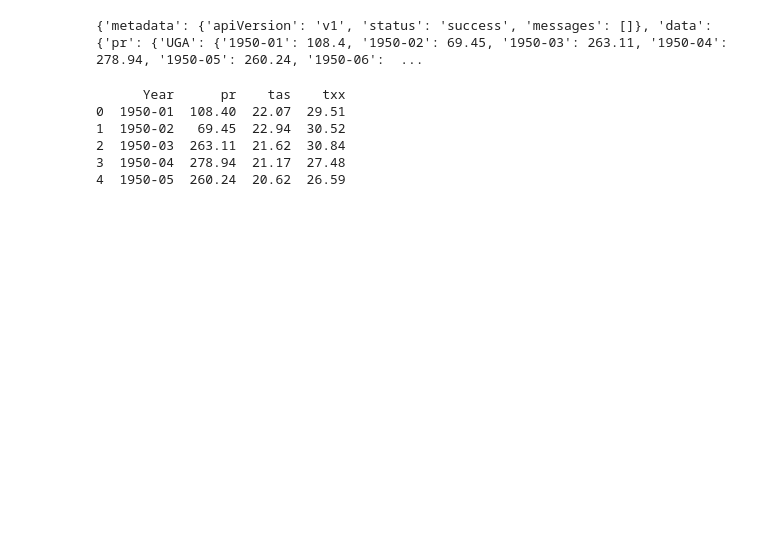
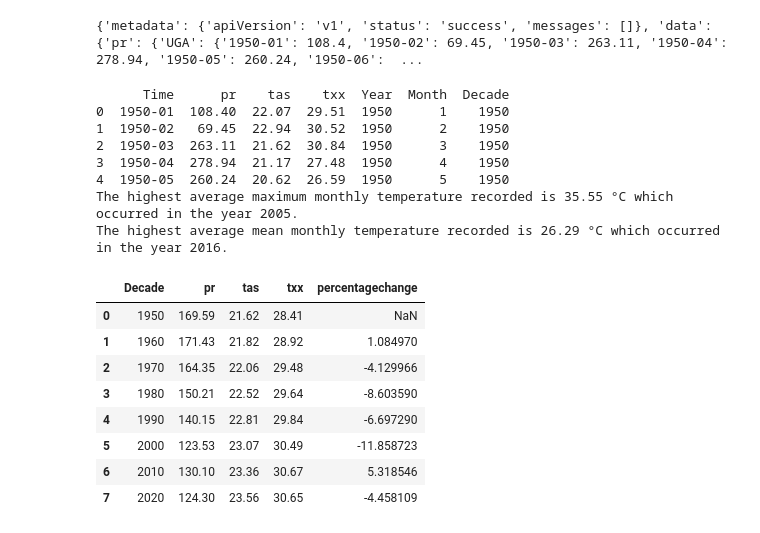
Before and after one commit to jojosisa/datakit-smallholder-farmers-fall-2025, a Jupyter notebook: Challenge 1 _Weather Patterns/Jonathan_Khabusi/Weather Patterns.ipynb, the cells around one changed output. Cells and saved outputs as stored; diff of their text form; code cells hidden in the pictures; blank space fills up the shorter version.

```diff
--- a/Challenge 1 _Weather Patterns/Jonathan_Khabusi/Weather Patterns.ipynb
+++ b/Challenge 1 _Weather Patterns/Jonathan_Khabusi/Weather Patterns.ipynb
@@ -7,11 +7,32 @@ print(response.json())
 # %%
 import pandas as pd
 data = pd.read_excel('/Users/jonathankhabusi/Downloads/Producers Direct/datakit-smallholder-farmers-fall-2025/Challenge 1 _Weather Patterns/Jonathan_Khabusi/era5-x0.25_timeseries_tas,pr,tx84rr_timeseries_monthly_1950-2023_mean_historical_era5_x0.25_mean.xlsx', sheet_name='pr_tas_txx')
+data['Year'] = pd.to_datetime(data['Time'], format = "%Y-%m").dt.year
+data['Month'] = pd.to_datetime(data['Time'], format = "%Y-%m").dt.month
+data['Decade'] = (data['Year'] // 10) * 10
 print(data.head(5))
+print(f"The highest average maximum monthly temperature recorded is {data['txx'].max()} °C which occurred in the year {data.loc[data['txx'].idxmax(), 'Year']}.")
+print(f"The highest average mean monthly temperature recorded is {data['tas'].max()} °C which occurred in the year {data.loc[data['tas'].idxmax(), 'Year']}.")
 # %% [output]
-      Year      pr    tas    txx
-0  1950-01  108.40  22.07  29.51
-1  1950-02   69.45  22.94  30.52
-2  1950-03  263.11  21.62  30.84
-3  1950-04  278.94  21.17  27.48
-4  1950-05  260.24  20.62  26.59
+      Time      pr    tas    txx  Year  Month  Decade
+0  1950-01  108.40  22.07  29.51  1950      1    1950
+1  1950-02   69.45  22.94  30.52  1950      2    1950
+2  1950-03  263.11  21.62  30.84  1950      3    1950
+3  1950-04  278.94  21.17  27.48  1950      4    1950
+4  1950-05  260.24  20.62  26.59  1950      5    1950
+The highest average maximum monthly temperature recorded is 35.55 °C which occurred in the year 2005.
+The highest average mean monthly temperature recorded is 26.29 °C which occurred in the year 2016.
+# %%
+meandecade = data.groupby('Decade')[['pr', 'tas', 'txx']].mean().round(2).reset_index()
+meandecade['percentagechange'] = meandecade['pr'].pct_change() * 100
+meandecade
+# %% [output]
+|  | Decade | pr | tas | txx | percentagechange |
+| 0 | 1950 | 169.59 | 21.62 | 28.41 | NaN |
+| 1 | 1960 | 171.43 | 21.82 | 28.92 | 1.084970 |
+| 2 | 1970 | 164.35 | 22.06 | 29.48 | -4.129966 |
+| 3 | 1980 | 150.21 | 22.52 | 29.64 | -8.603590 |
+| 4 | 1990 | 140.15 | 22.81 | 29.84 | -6.697290 |
+| 5 | 2000 | 123.53 | 23.07 | 30.49 | -11.858723 |
+| 6 | 2010 | 130.10 | 23.36 | 30.67 | 5.318546 |
+| 7 | 2020 | 124.30 | 23.56 | 30.65 | -4.458109 |
```
Also changed, not shown: parts of 7 cells of this notebook, 2 other files.
